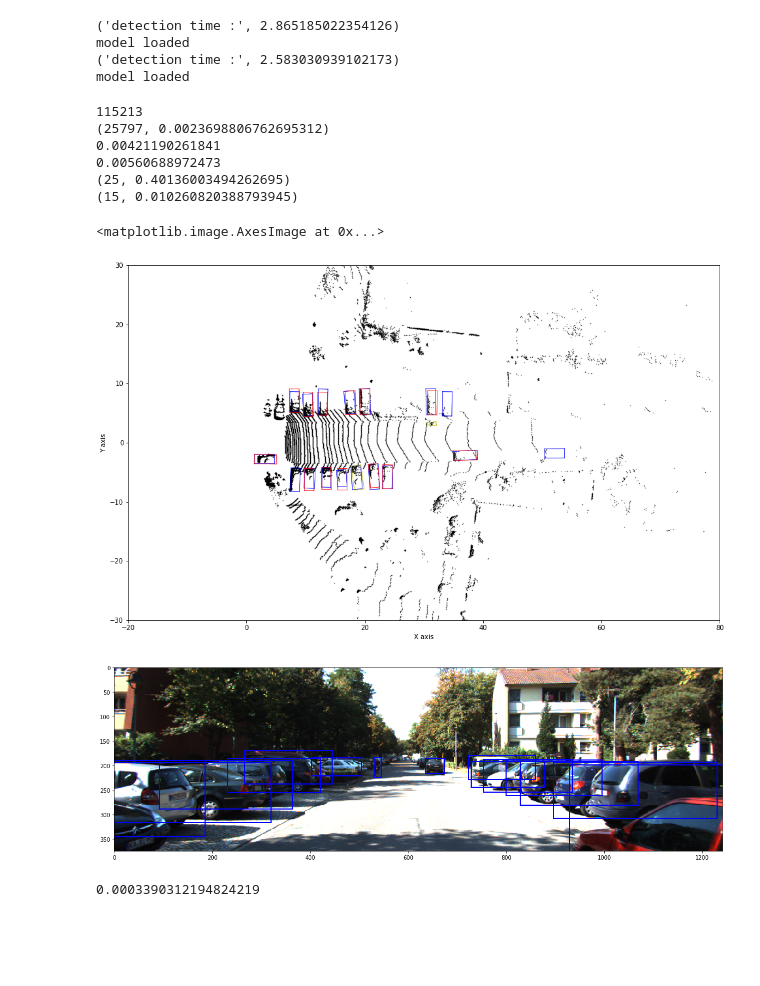
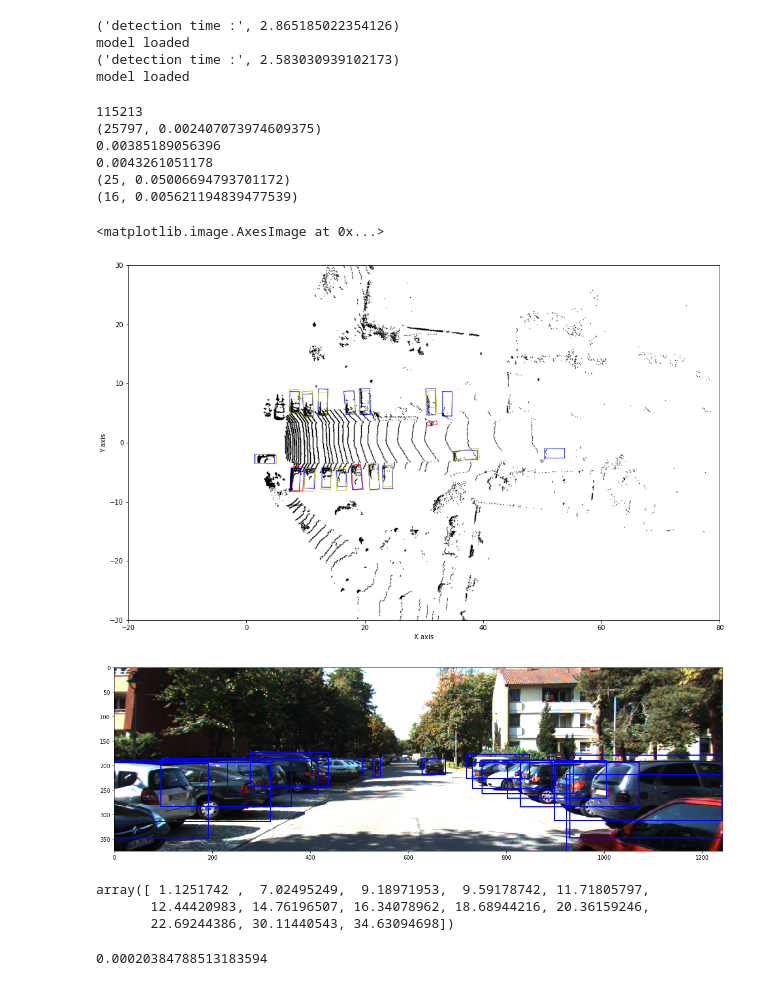
Before and after one commit to kwea123/frustum-pointnets-work, a Jupyter notebook: train/visualization.ipynb, the cells around one changed output. Drawn from its saved outputs; the diff is of its cells as text; code cells hidden in the pictures; blank space fills up the shorter version.

Commit message:
update box intersection check

```diff
--- a/train/visualization.ipynb
+++ b/train/visualization.ipynb
@@ -27,7 +27,7 @@ import provider
 
 # Set training configurations
 BATCH_SIZE = 32
-MODEL_PATH = '/home/ubuntu/workspace/frustum-pointnets/train/log_v1modified-v2box-3/model.ckpt'
+MODEL_PATH = '/home/ubuntu/workspace/frustum-pointnets/train/log_v1modified-v2box-2/model.ckpt'
 GPU_INDEX = 0
 NUM_POINT = 1024
 MODEL = importlib.import_module('frustum_pointnets_v1')
@@ -425,7 +424,7 @@ df_gt = read_detection('/home/ubuntu/workspace/frustum-pointnets/dataset/KITTI/o
 img = np.array(Image.open('/home/ubuntu/workspace/frustum-pointnets/dataset/KITTI/object/training/image_2/%06d.png'%img_id))
 img_h, img_w, _ = img.shape
 
-thr = 0.25
+thr = 0.2
 
 ti = time.time()
 pts_2d = calib.project_velo_to_image(points[:, :3])
@@ -443,7 +442,6 @@ boxes_2d = read_detection_bev(img_id)#kitti_detector_bev.detect_image(point_clou
 ti = time.time()
 for box_2d in boxes_2d:
     xmin, ymin, xmax, ymax = box_2d
-    typ = 'Car'
     frustum_angle = -1 * np.arctan2((xmin+xmax)/2.0, -(ymin+ymax)/2.0)
     box_fov_inds = (points[:, 0]>xmin-thr) & (points[:, 0]<xmax+thr) & (points[:, 1]>ymin-thr) & (points[:, 1]<ymax+thr)
     box_fov_velo = points.compress(box_fov_inds, axis=0)
@@ -454,9 +452,9 @@ for box_2d in boxes_2d:
     box_fov_cam2_center_view = provider.rotate_pc_along_y(box_fov_cam2, frustum_angle+np.pi/2)
     idx = np.random.choice(len(box_fov_cam2_center_view), NUM_POINT, replace=True)
     sample_points = box_fov_cam2_center_view[idx]
-    one_hot_vec = np.zeros((1,3))
-    one_hot_vec[0, g_type2onehotclass[typ]] = 1
-    all_sample_points += [sample_points[np.newaxis, :]]
+    one_hot_vec = np.zeros(3)
+    one_hot_vec[0] = 1
+    all_sample_points += [sample_points]
     one_hot_vecs += [one_hot_vec]
     frustum_angles += [frustum_angle]
 print(time.time()-ti)
@@ -482,9 +480,9 @@ for i in range(len(boxes_2d)):
     box_fov_cam2_center_view = provider.rotate_pc_along_y(box_fov_cam2, frustum_angle+np.pi/2)
     idx = np.random.choice(len(box_fov_cam2_center_view), NUM_POINT, replace=True)
     sample_points = box_fov_cam2_center_view[idx]
-    one_hot_vec = np.zeros((1,3))
-    one_hot_vec[0, g_type2onehotclass[typ]] = 1
-    all_sample_points += [sample_points[np.newaxis, :]]
+    one_hot_vec = np.zeros(3)
+    one_hot_vec[g_type2onehotclass[typ]] = 1
+    all_sample_points += [sample_points]
     one_hot_vecs += [one_hot_vec]
     frustum_angles += [frustum_angle]
 print(time.time()-ti)
@@ -492,60 +490,90 @@ print(time.time()-ti)
 ti = time.time()
 if len(one_hot_vecs)>0:
     batch_logits, batch_centers, batch_heading_scores, batch_heading_residuals, batch_size_scores, \
-    batch_size_residuals = inference(sess, ops, np.concatenate(all_sample_points), np.concatenate(one_hot_vecs))
+    batch_size_residuals = inference(sess, ops, np.array(all_sample_points), np.array(one_hot_vecs))
 print(len(one_hot_vecs), time.time()-ti)
 
 ti = time.time()
-boxes_3d_cam2 = []
+# boxes_3d_cam2 = []
+# for i in range(len(one_hot_vecs)):
+#     h,w,l,tx,ty,tz,ry = provider.from_prediction_to_label_format(batch_centers[i], batch_heading_scores[i], batch_heading_residuals[i], batch_size_scores[i], batch_size_residuals[i], frustum_angles[i]+np.pi/2)
+#     corners_3d_cam2 = compute_3d_box_cam2(h,w,l,tx,ty,tz,ry).T # 8x3
+#     add = True
+#     if i >= n_det_bev:
+#         for box_3d_ in boxes_3d_cam2:
+#             if boxes_intersect(corners_3d_cam2, box_3d_):
+#                 add = False
+#                 break
+#     if add:
+#         boxes_3d_cam2 += [corners_3d_cam2]
+boxes_3d_cam2_bev = []
+boxes_3d_cam2_2d = []
 for i in range(len(one_hot_vecs)):
     h,w,l,tx,ty,tz,ry = provider.from_prediction_to_label_format(batch_centers[i], batch_heading_scores[i], batch_heading_residuals[i], batch_size_scores[i], batch_size_residuals[i], frustum_angles[i]+np.pi/2)
     corners_3d_cam2 = compute_3d_box_cam2(h,w,l,tx,ty,tz,ry).T # 8x3
+    if i < n_det_bev:
+        boxes_3d_cam2_bev += [corners_3d_cam2]
+    else:
+        boxes_3d_cam2_2d += [corners_3d_cam2]
+boxes_3d_cam2_bev_ = np.array(boxes_3d_cam2_bev)
+min_z_idx_bev = np.argsort(np.min(boxes_3d_cam2_bev_[:, :, -1], axis=-1))
+boxes_3d_cam2_bev_ = boxes_3d_cam2_bev_[min_z_idx_bev] # sort the boxes from small z to large z
+min_z_idx_2d = np.argsort(np.min(np.array(boxes_3d_cam2_2d)[:, :, -1], axis=-1))
+start = 0
+for i_2d in min_z_idx_2d:
     add = True
-#     if i >= n_det_2d:
-    for box_3d_ in boxes_3d_cam2:
-        if boxes_intersect(corners_3d_cam2, box_3d_):
+    for i_bev in range(start, n_det_bev):
+        if boxes_intersect(boxes_3d_cam2_2d[i_2d], boxes_3d_cam2_bev_[i_bev]):
             add = False
+            start = i_bev
             break
     if add:
-        boxes_3d_cam2 += [corners_3d_cam2]
+        boxes_3d_cam2_bev += [boxes_3d_cam2_2d[i_2d]]
+boxes_3d_cam2 = boxes_3d_cam2_bev
 print(len(boxes_3d_cam2), time.time()-ti)
 
 fig, ax = plt.subplots(figsize=(20, 10))
 draw_point_cloud(ax, points, axes=[0, 1])
 # show gt boxes
 for o in range(len(df_gt)):
     corners_3d_cam2 = compute_3d_box_cam2(*df_gt.loc[o, ['height', 'width', 'length', 'pos_x', 'pos_y', 'pos_z', 'rot_y']])
     draw_box(ax, calib.project_rect_to_velo(corners_3d_cam2.T).T, axes=[0, 1], color='b')
 
 for i, box_3d_cam2 in enumerate(boxes_3d_cam2):
-    color = 'r' if i < n_det_bev else 'y'
+    color = 'y' if i < n_det_bev else 'r'
     box_3d = calib.project_rect_to_velo(box_3d_cam2)
     draw_box(ax, box_3d.T, axes=[0, 1], color=color)
 fig, ax = plt.subplots(figsize=(20, 10))
 for box_3d_cam2 in boxes_3d_cam2:
     box2d = calib.project_rect_to_image(box_3d_cam2)
     xmin = np.min(box2d[:, 0])
     xmax = np.max(box2d[:, 0])
     ymin = np.min(box2d[:, 1])
     ymax = np.max(box2d[:, 1])
     rect = patches.Rectangle((xmin, ymin), xmax-xmin, ymax-ymin, lw=2, color='b', fill=False)
     ax.add_patch(rect)
 plt.imshow(img)
 # %% [output]
 115213
-(25797, 0.0023698806762695312)
-0.00421190261841
-0.00560688972473
-(25, 0.40136003494262695)
-(15, 0.010260820388793945)
+(25797, 0.002407073974609375)
+0.00385189056396
+0.0043261051178
+(25, 0.05006694793701172)
+(16, 0.005621194839477539)
 <matplotlib.image.AxesImage at 0x...>
-[figure, old version]
+[figure, new version]
-[figure, old version]
+[figure, new version]
+# %%
+min_z_idx_bev
+# %% [output]
+array([ 1.1251742 ,  7.02495249,  9.18971953,  9.59178742, 11.71805797,
+       12.44420983, 14.76196507, 16.34078962, 18.68944216, 20.36159246,
+       22.69244386, 30.11440543, 34.63094698])
 # %%
 ti = time.time()
-boxes_3d_cam2 += [corners_3d_cam2]
+np.array(boxes_3d_cam2_bev)[min_z_idx_bev]
 time.time()-ti
 # %% [output]
-0.0003390312194824219
+0.00020384788513183594
 # %%
 ti = time.time()
```
Also changed, not shown: parts of 3 cells of this notebook.
